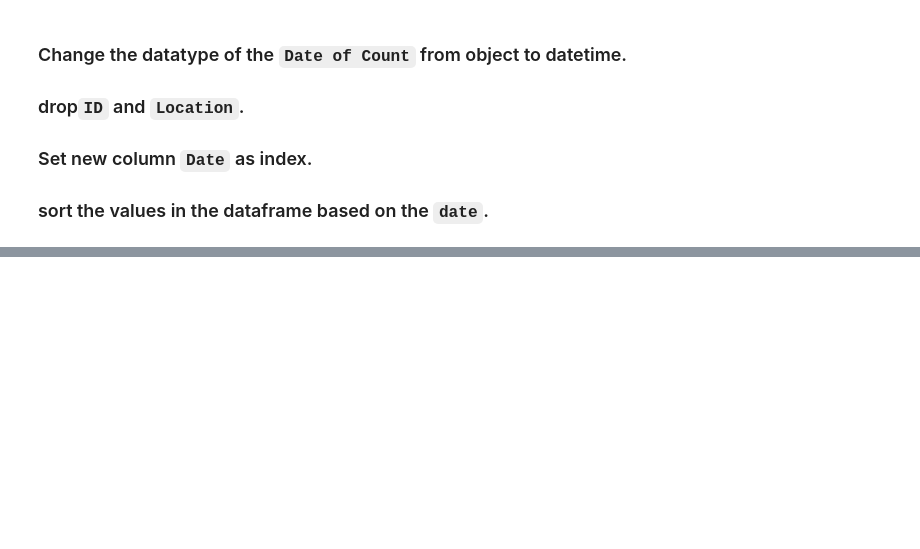
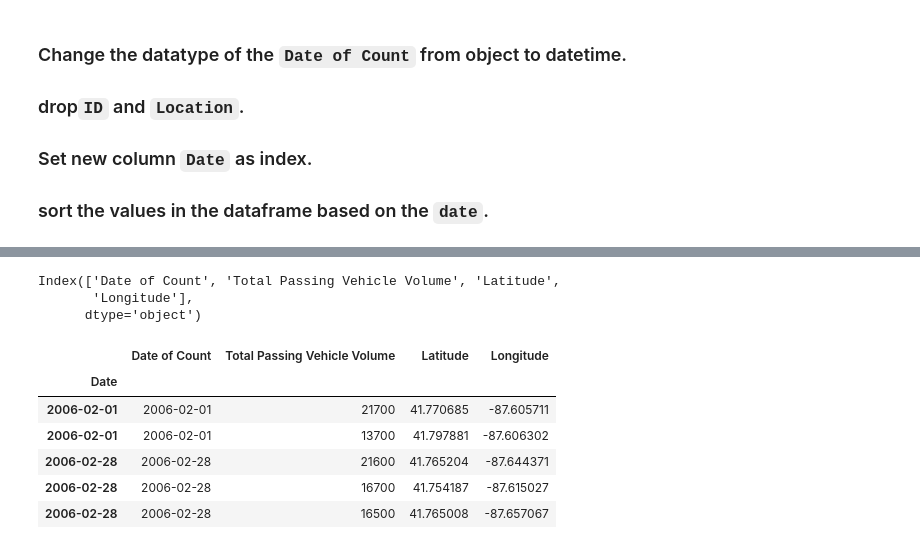
Before and after one commit to TariqAlhathloul/Time-Series-Forecasting-Project, a Jupyter notebook: WorkSpace/traffic_Counts_RNN.ipynb, the cells around one changed output, grey strips where cells are left out. Saved outputs shown, nothing was run; the diff lists cells and outputs as text; code cells hidden in the pictures; blank space fills up the shorter version.

```diff
--- a/WorkSpace/traffic_Counts_RNN.ipynb
+++ b/WorkSpace/traffic_Counts_RNN.ipynb
@@ -31,0 +52,2 @@ Check out the [City of Chicago Traffic Data](https://www.chicago.gov/city/en/dep
+# %%
+df_traffic = pd.read_csv("/content/Average_Daily_Traffic_Counts_-_2006.csv", parse_dates=['Date of Count'])
@@ -31,0 +59,10 @@ Check out the [City of Chicago Traffic Data](https://www.chicago.gov/city/en/dep
+# %%
+df_traffic['Date'] = pd.to_datetime(df_traffic['Date of Count'], format='%m/%d/%Y')
+df_traffic = df_traffic.sort_values(by='Date')
+df_traffic.set_index('Date', inplace=True)
+# %%
+df_traffic.columns
+# %% [output]
+Index(['Date of Count', 'Total Passing Vehicle Volume', 'Latitude',
+       'Longitude'],
+      dtype='object')
@@ -31,0 +72,10 @@ Check out the [City of Chicago Traffic Data](https://www.chicago.gov/city/en/dep
+# %%
+df_traffic.head()
+# %% [output]
+|  | Date of Count | Total Passing Vehicle Volume | Latitude | Longitude |
+| Date |  |  |  |  |
+| 2006-02-01 | 2006-02-01 | 21700 | 41.770685 | -87.605711 |
+| 2006-02-01 | 2006-02-01 | 13700 | 41.797881 | -87.606302 |
+| 2006-02-28 | 2006-02-28 | 21600 | 41.765204 | -87.644371 |
+| 2006-02-28 | 2006-02-28 | 16700 | 41.754187 | -87.615027 |
+| 2006-02-28 | 2006-02-28 | 16500 | 41.765008 | -87.657067 |
```
Also changed, not shown: parts of 37 cells of this notebook.
